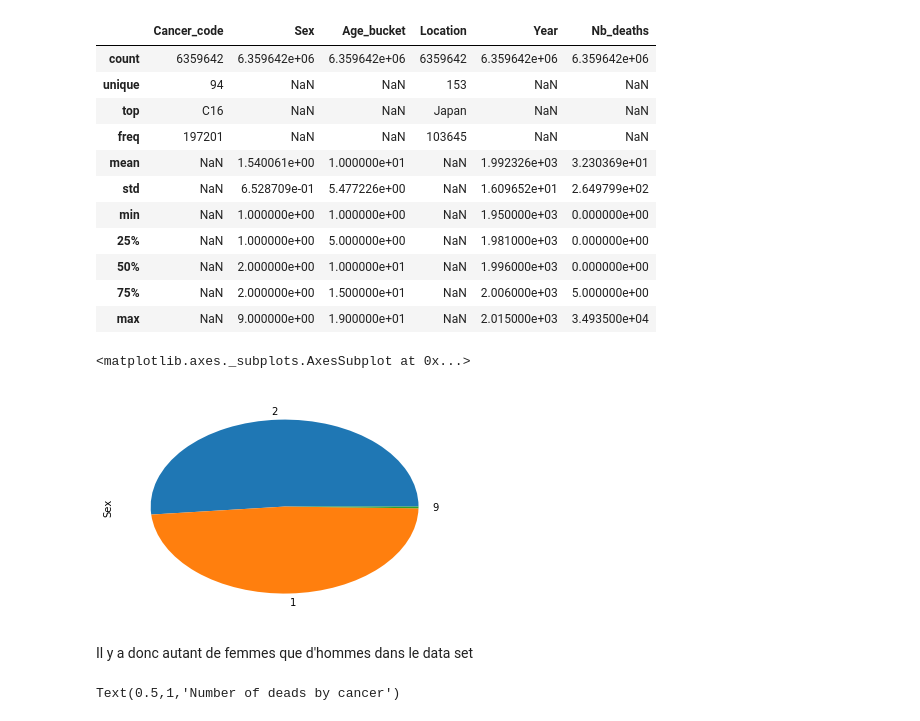
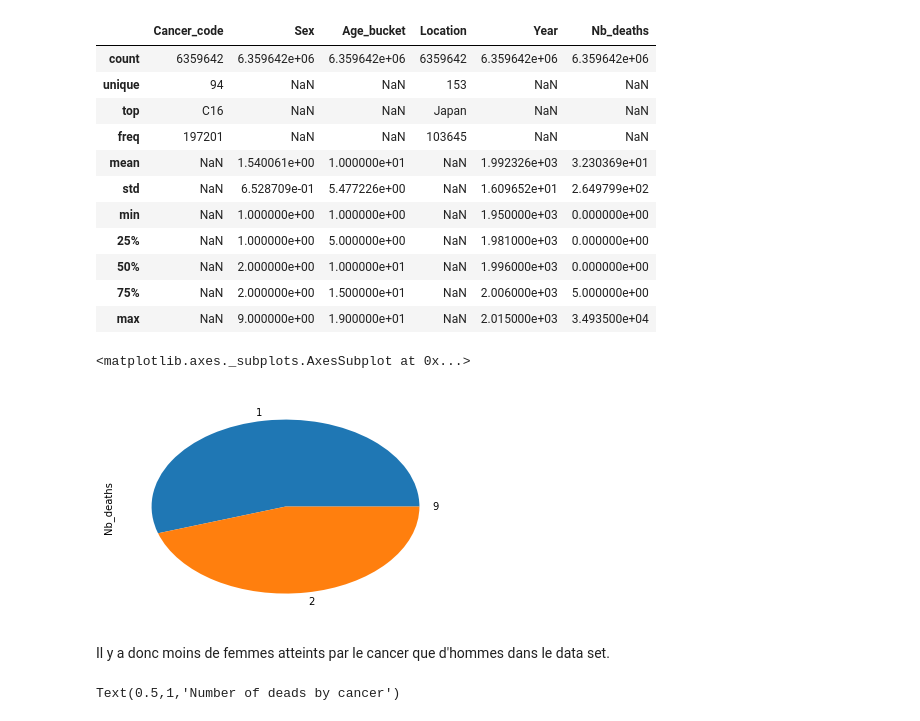
Before and after one commit to assitanDiarra/ENSAE_Python, a Jupyter notebook: exploration.ipynb, the cells around one changed output. Drawn from its saved outputs; the diff is of its cells as text; code cells hidden in the pictures.

```diff
--- a/exploration.ipynb
+++ b/exploration.ipynb
@@ -48,8 +42,10 @@ df_mort.describe(include='all')
-# %%
-df_mort['Sex'].value_counts().plot.pie()
-# %% [output]
-<matplotlib.axes._subplots.AxesSubplot at 0x...>
-[figure, removed]
+# %%
+# Répartition des sexes
+mort_by_sex = df_mort.groupby(['Sex'])['Nb_deaths'].sum()
+mort_by_sex.plot.pie()
+# %% [output]
+<matplotlib.axes._subplots.AxesSubplot at 0x...>
+[figure, added]
 # %% [markdown]
-Il y a donc autant de femmes que d'hommes dans le data set
+Il y a donc moins de femmes atteints par le cancer que d'hommes dans le data set.
 # %%
```
Also changed, not shown: parts of 16 cells of this notebook.
